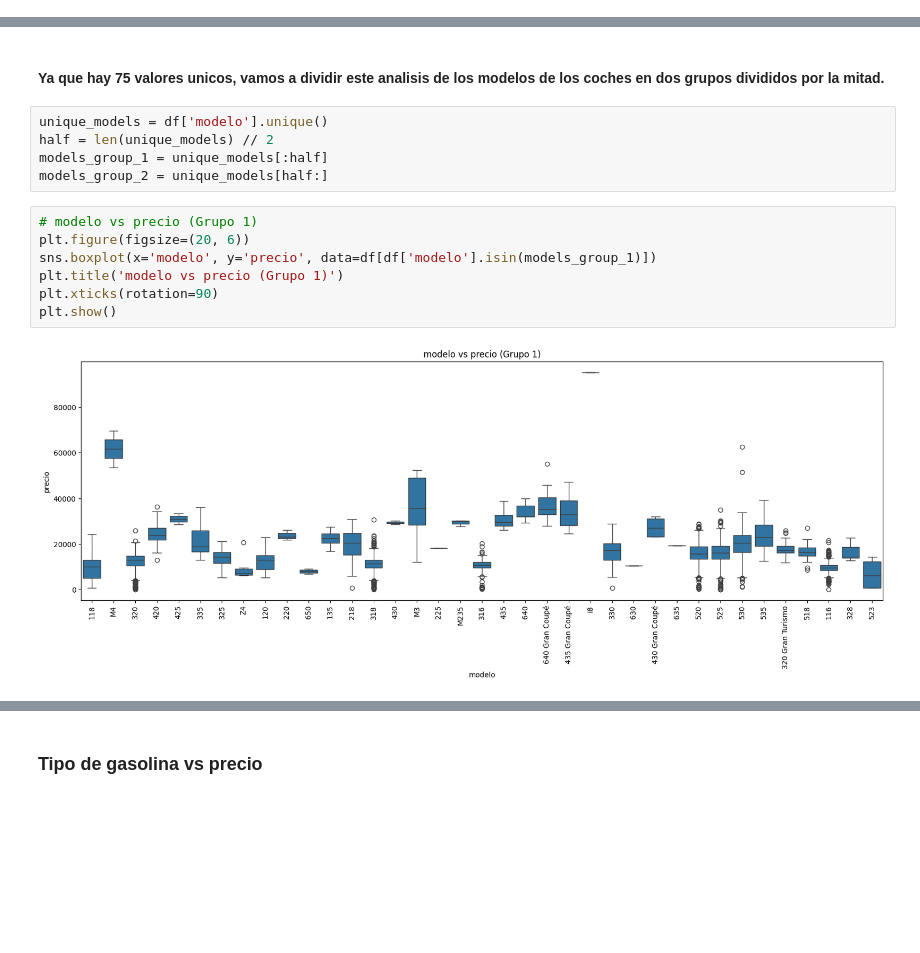
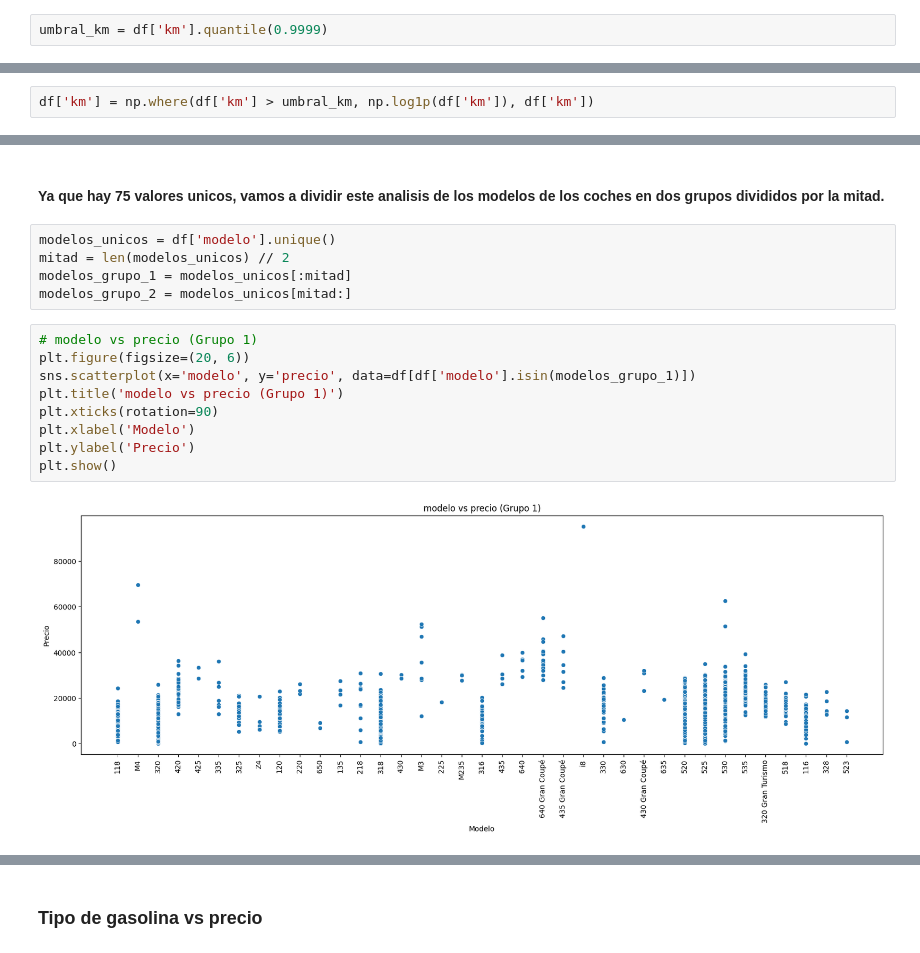
Before and after one commit to Wolfsteno/data-science-projects, a Jupyter notebook: Entregable 1 Data Engineering/main_acarrasco.ipynb, the cells around one changed output, grey strips where cells are left out. Cells and saved outputs as stored; diff of their text form; blank space fills up the shorter version.

```diff
--- a/Entregable 1 Data Engineering/main_acarrasco.ipynb
+++ b/Entregable 1 Data Engineering/main_acarrasco.ipynb
@@ -932,0 +944,2 @@ plt.show()
+# %%
+umbral_km = df['km'].quantile(0.9999)
@@ -932,0 +948,2 @@ plt.show()
+# %%
+df['km'] = np.where(df['km'] > umbral_km, np.log1p(df['km']), df['km'])
@@ -955,20 +995,22 @@ df['modelo'].nunique()
 75
 # %% [markdown]
 #### Ya que hay 75 valores unicos, vamos a dividir este analisis de los modelos de los coches en dos grupos divididos por la mitad.
-# %%
-unique_models = df['modelo'].unique()
-half = len(unique_models) // 2
-models_group_1 = unique_models[:half]
-models_group_2 = unique_models[half:]
+# %%
+modelos_unicos = df['modelo'].unique()
+mitad = len(modelos_unicos) // 2
+modelos_grupo_1 = modelos_unicos[:mitad]
+modelos_grupo_2 = modelos_unicos[mitad:]
 # %%
 # modelo vs precio (Grupo 1)
 plt.figure(figsize=(20, 6))
-sns.boxplot(x='modelo', y='precio', data=df[df['modelo'].isin(models_group_1)])
+sns.scatterplot(x='modelo', y='precio', data=df[df['modelo'].isin(modelos_grupo_1)])
 plt.title('modelo vs precio (Grupo 1)')
 plt.xticks(rotation=90)
+plt.xlabel('Modelo')
+plt.ylabel('Precio')
 plt.show()
 # %% [output]
-[figure, old version]
+[figure, new version]
 # %%
 # modelo vs precio (Grupo 2)
 plt.figure(figsize=(20, 6))
```
Also changed, not shown: parts of 46 cells of this notebook, 1 other file.
